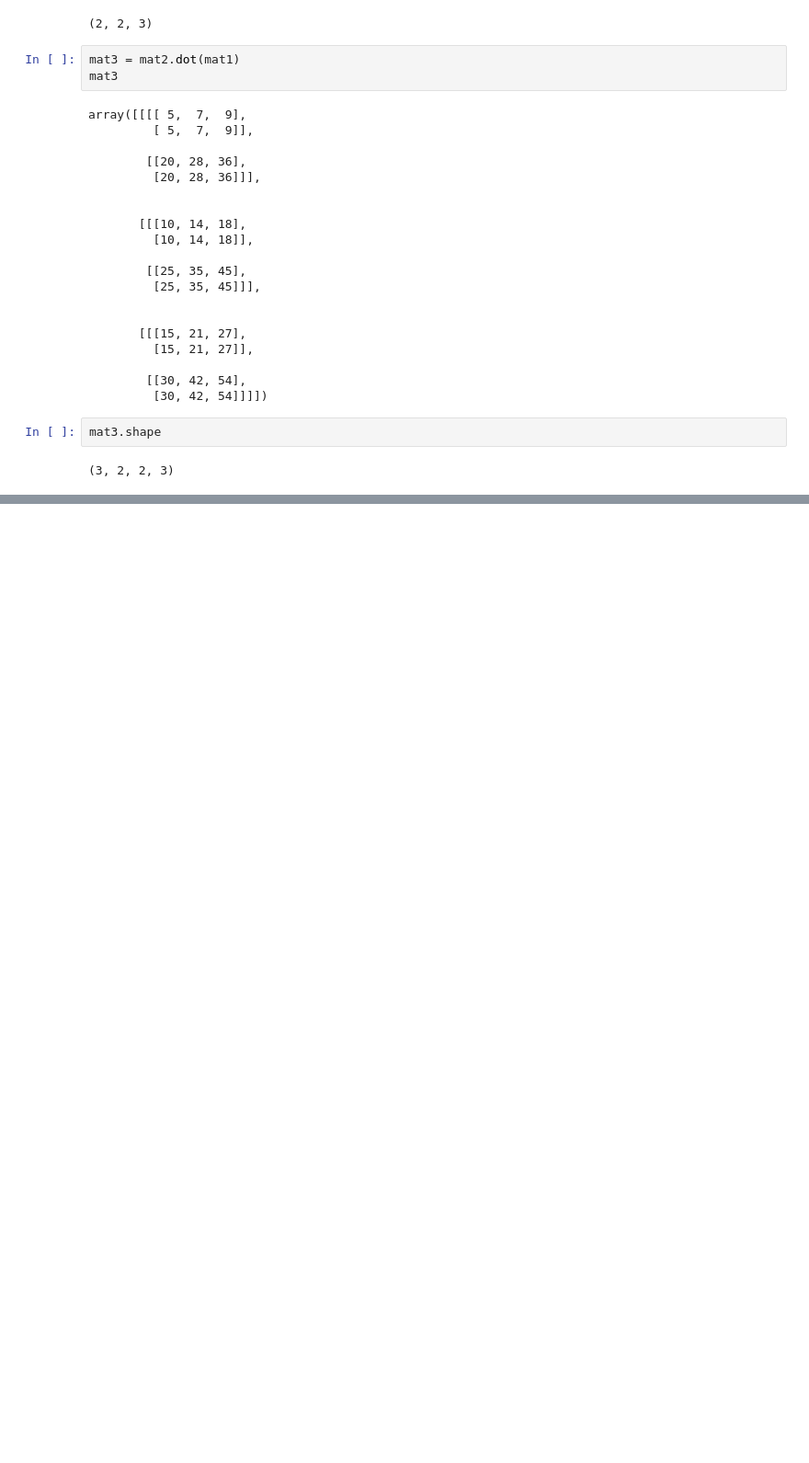
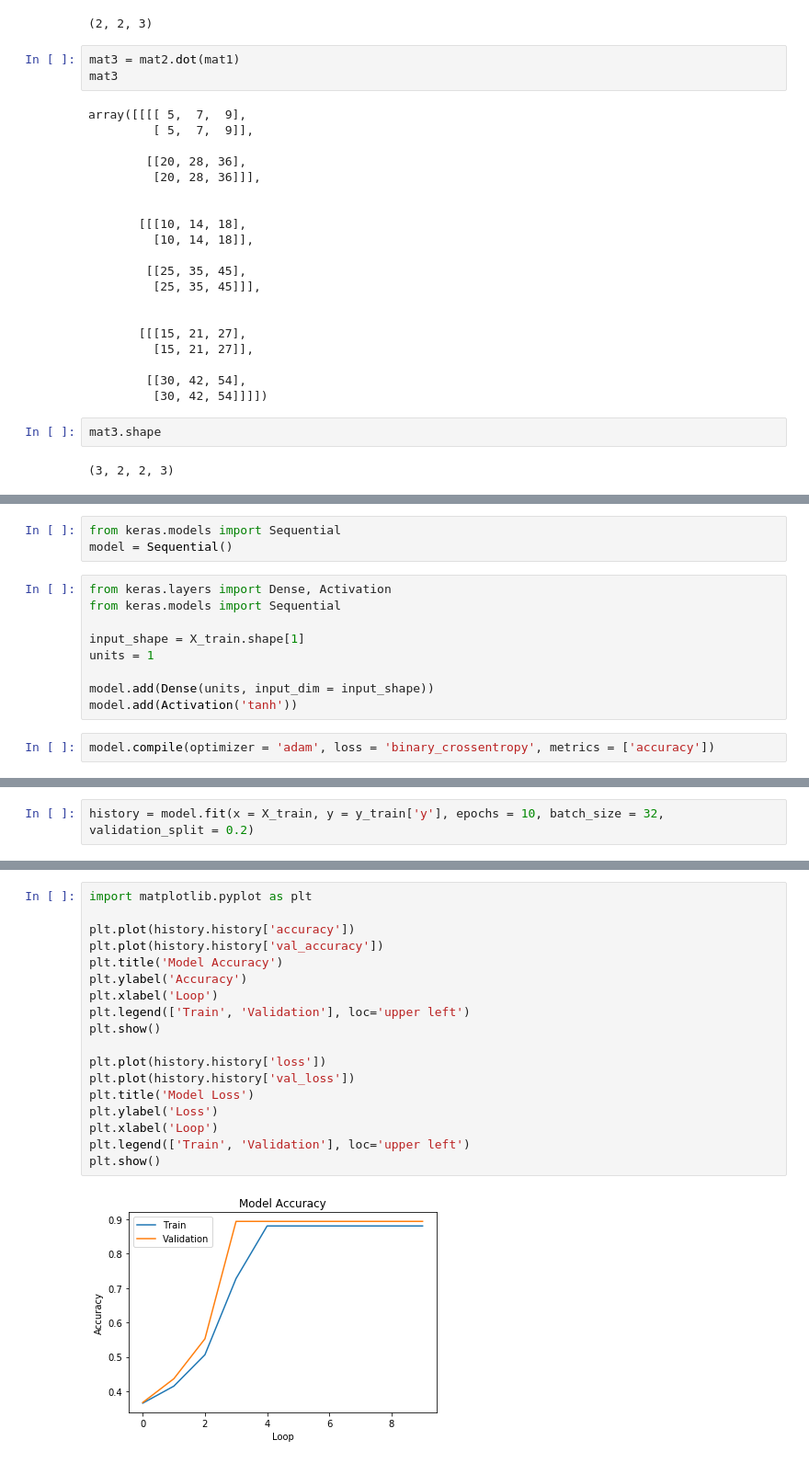
Before and after one commit to timebe00/PyLSJ, a Jupyter notebook: Untitled4.ipynb, the cells around one changed output, grey strips where cells are left out. Shown: that part at 92% size. Cells and saved outputs as stored; diff of their text form; blank space fills up the shorter version.

```diff
--- a/Untitled4.ipynb
+++ b/Untitled4.ipynb
@@ -194,0 +365,14 @@ mat3.shape
+# %%
+from keras.models import Sequential
+model = Sequential()
+# %%
+from keras.layers import Dense, Activation
+from keras.models import Sequential
+
+input_shape = X_train.shape[1]
+units = 1
+
+model.add(Dense(units, input_dim = input_shape))
+model.add(Activation('tanh'))
+# %%
+model.compile(optimizer = 'adam', loss = 'binary_crossentropy', metrics = ['accuracy'])
@@ -194,0 +395,2 @@ mat3.shape
+# %%
+history = model.fit(x = X_train, y = y_train['y'], epochs = 10, batch_size = 32, validation_split = 0.2)
@@ -194,0 +418,20 @@ mat3.shape
+# %%
+import matplotlib.pyplot as plt
+
+plt.plot(history.history['accuracy'])
+plt.plot(history.history['val_accuracy'])
+plt.title('Model Accuracy')
+plt.ylabel('Accuracy')
+plt.xlabel('Loop')
+plt.legend(['Train', 'Validation'], loc='upper left')
+plt.show()
+
+plt.plot(history.history['loss'])
+plt.plot(history.history['val_loss'])
+plt.title('Model Loss')
+plt.ylabel('Loss')
+plt.xlabel('Loop')
+plt.legend(['Train', 'Validation'], loc='upper left')
+plt.show()
+# %% [output]
+[figure, added]
```
Also changed, not shown: parts of 35 cells of this notebook, 3 other files.
